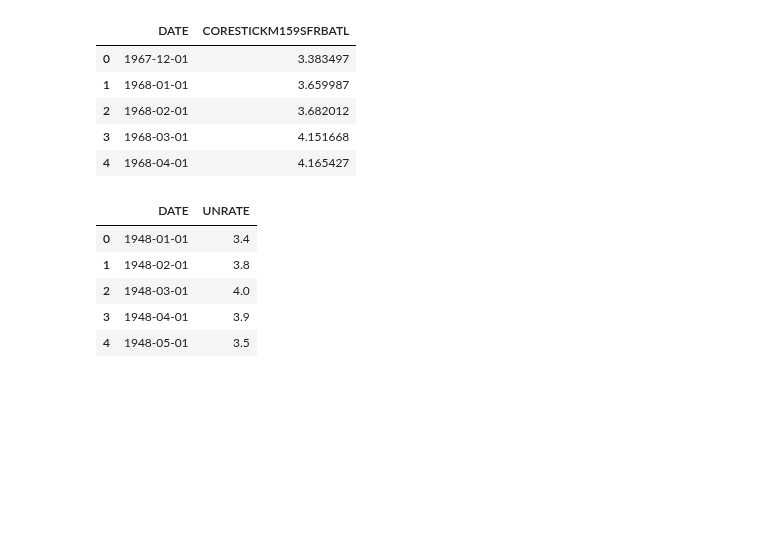
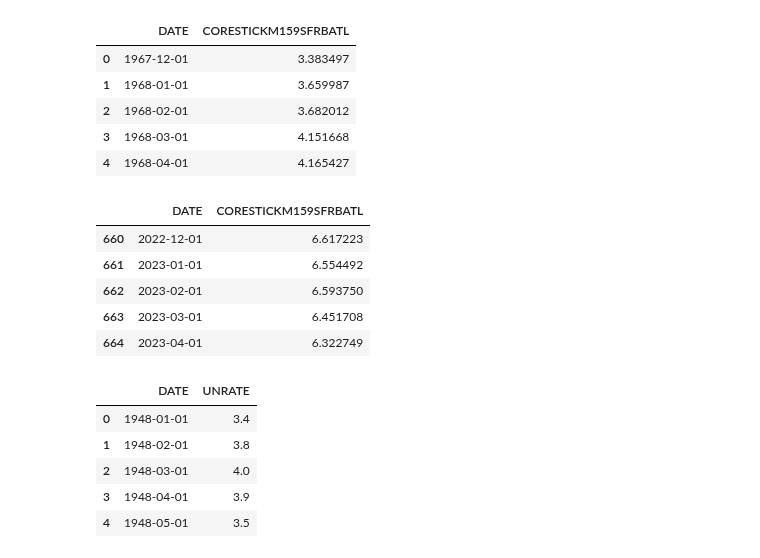
Before and after one commit to ChrisVerg/SmartInvest, a Jupyter notebook: Notebooks/Samondria.ipynb, the cells around one changed output. Saved outputs shown, nothing was run; the diff lists cells and outputs as text; code cells hidden in the pictures; blank space fills up the shorter version.

```diff
--- a/Notebooks/Samondria.ipynb
+++ b/Notebooks/Samondria.ipynb
@@ -71,6 +71,15 @@ inflation.head()
 | 2 | 1968-02-01 | 3.682012 |
 | 3 | 1968-03-01 | 4.151668 |
 | 4 | 1968-04-01 | 4.165427 |
+# %%
+inflation.tail()
+# %% [output]
+|  | DATE | CORESTICKM159SFRBATL |
+| 660 | 2022-12-01 | 6.617223 |
+| 661 | 2023-01-01 | 6.554492 |
+| 662 | 2023-02-01 | 6.593750 |
+| 663 | 2023-03-01 | 6.451708 |
+| 664 | 2023-04-01 | 6.322749 |
 # %%
 #Unemployment Rate beginning 1948 to 2023
 # %%
```
Also changed, not shown: parts of 7 cells of this notebook.
